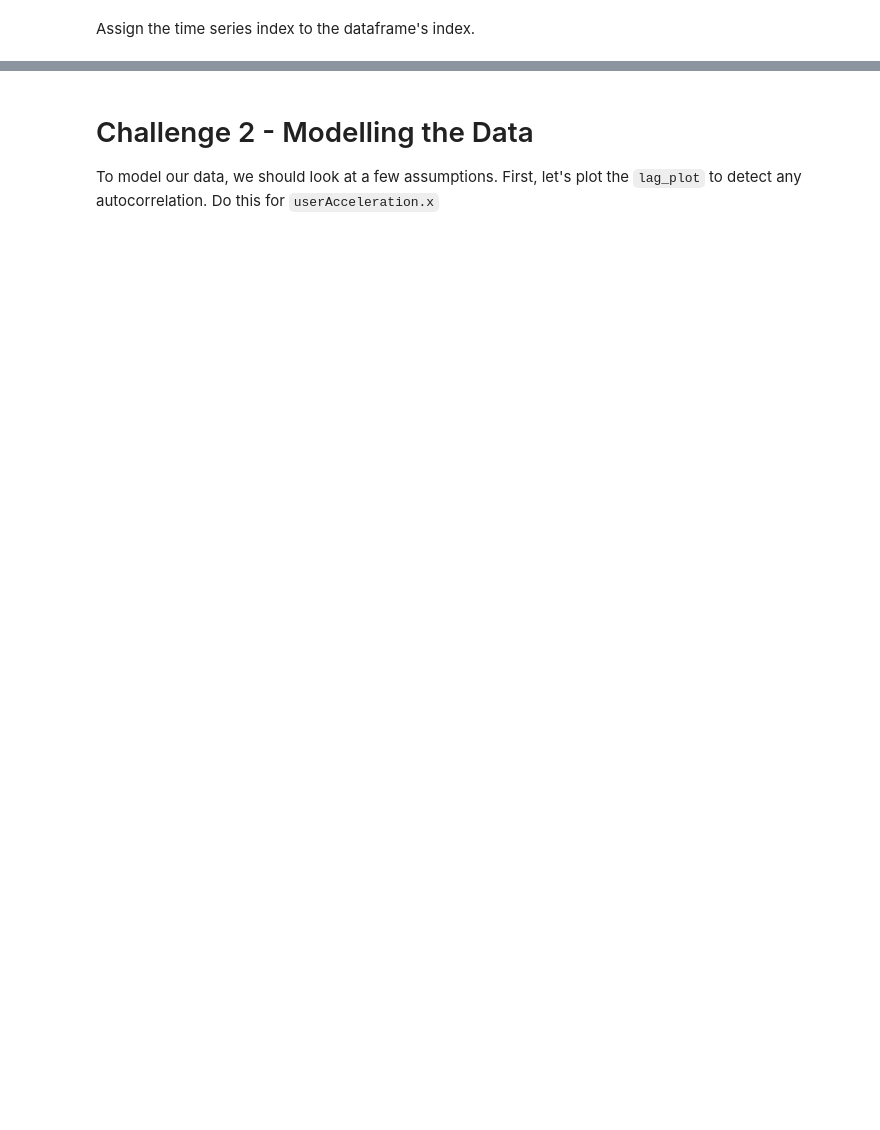
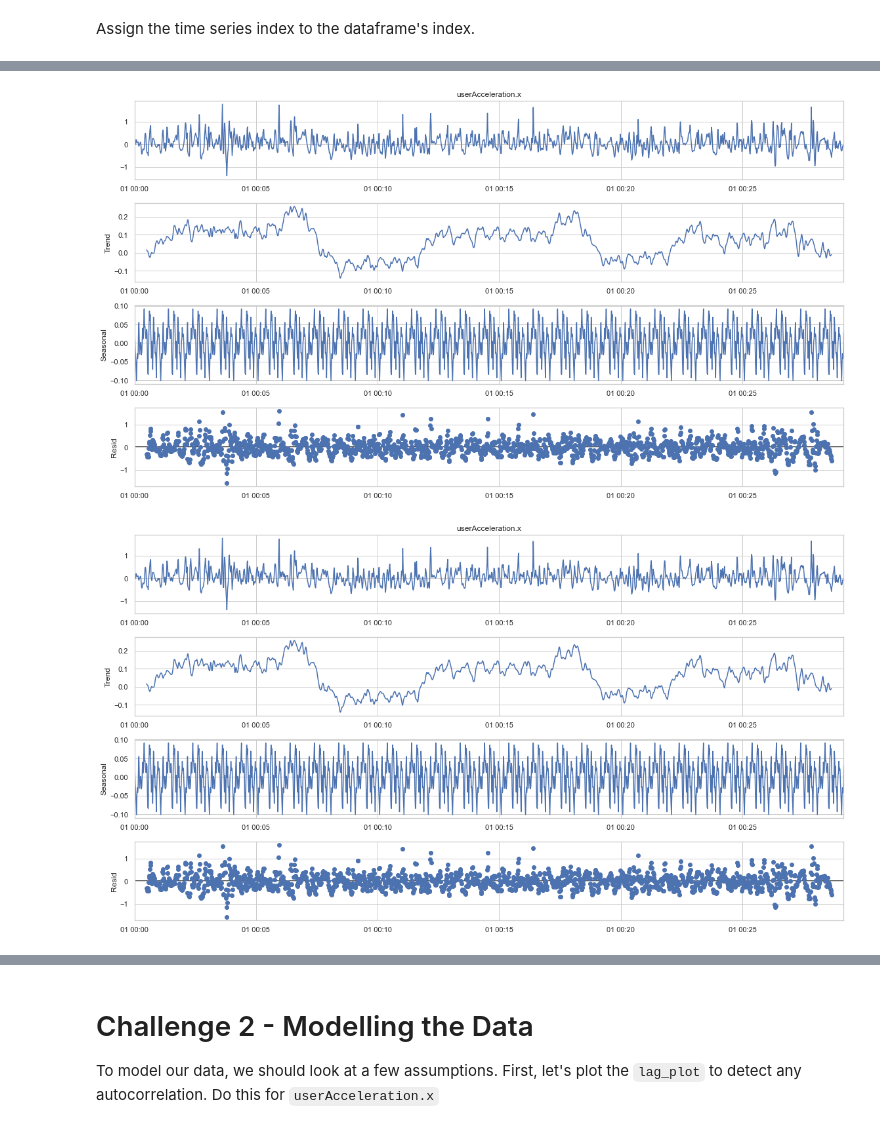
Before and after one commit to Ironhack-data-bcn-january-2023/lab-time-series, a Jupyter notebook: your-code/main.ipynb, the cells around one changed output, grey strips where cells are left out. Drawn from its saved outputs; the diff is of its cells as text; code cells hidden in the pictures; blank space fills up the shorter version.

```diff
--- a/your-code/main.ipynb
+++ b/your-code/main.ipynb
@@ -44,0 +89,7 @@ Our next step is to decompose the time series and evaluate the patterns in the d
+# %%
+season_dec = seasonal_decompose(sensor["userAcceleration.x"], period=60)
+
+season_dec.plot()
+# %% [output]
+[figure, added]
+[figure, added]
```
Also changed, not shown: parts of 25 cells of this notebook.
